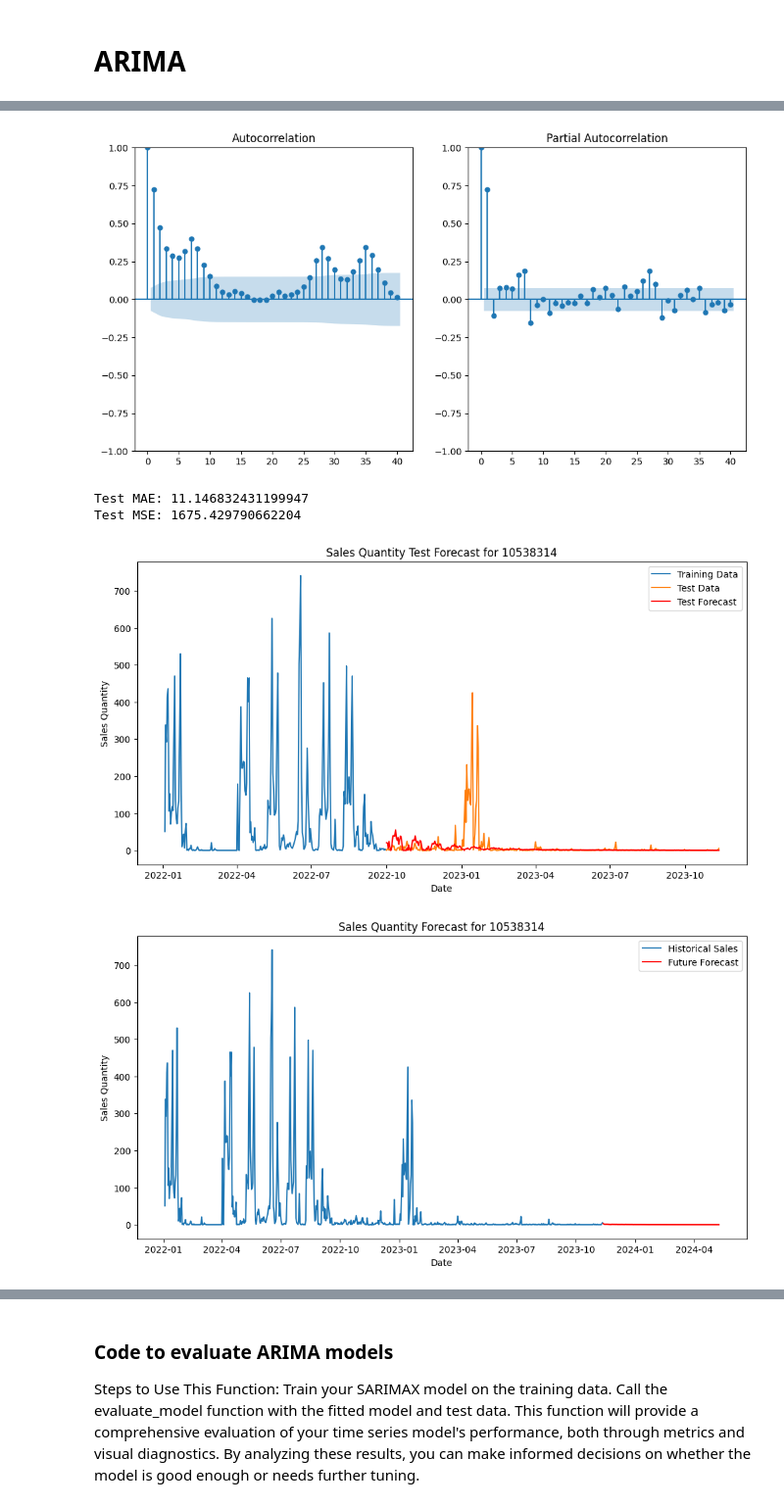
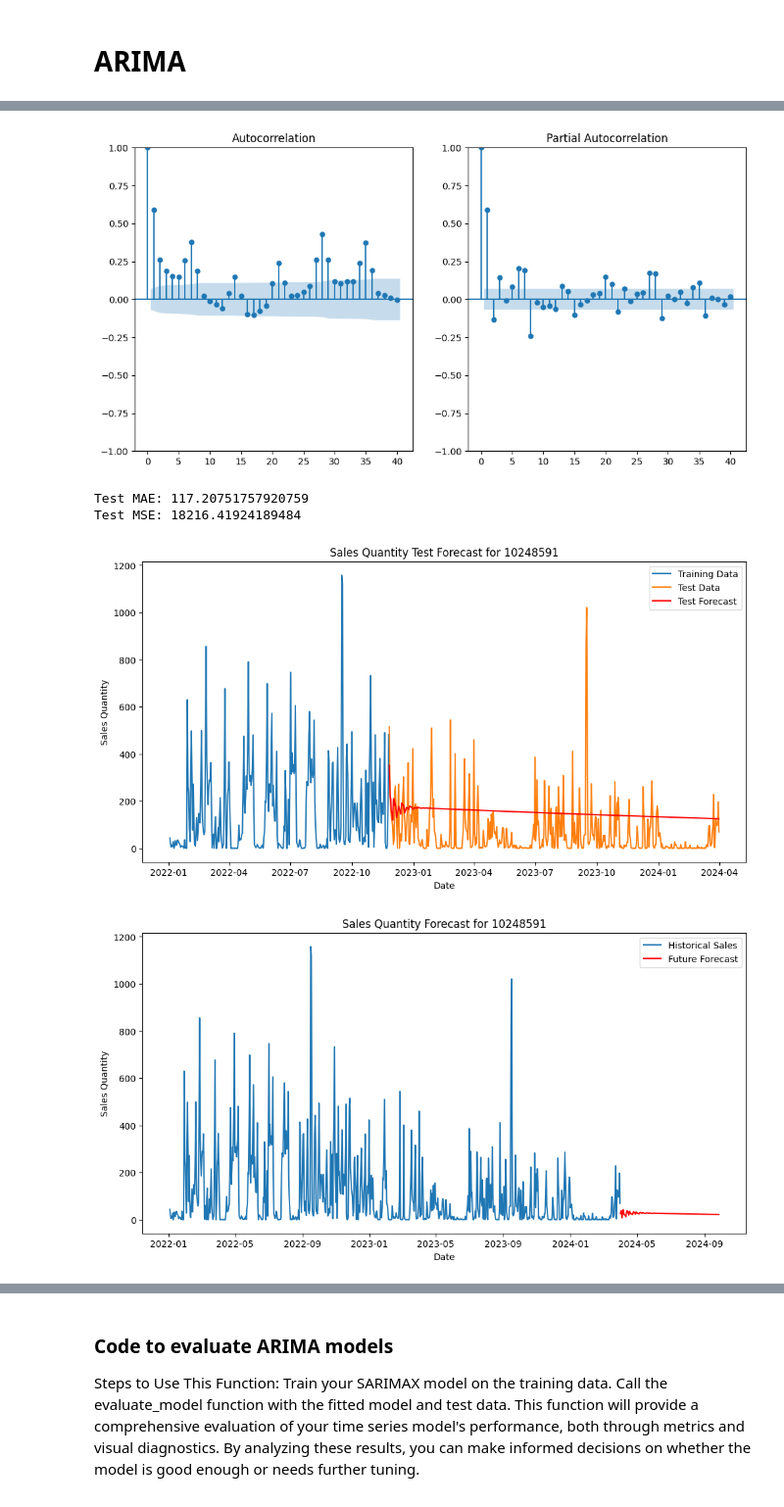
Before and after one commit to DirkWilkeHoffmann/ResurchProject, a Jupyter notebook: arima.ipynb, the cells around one changed output, grey strips where cells are left out. Shown at 98% size. Saved outputs shown, nothing was run; the diff lists cells and outputs as text; code cells hidden in the pictures.

```diff
--- a/arima.ipynb
+++ b/arima.ipynb
@@ -51,7 +66,7 @@ df.set_index("ticket_end_time", inplace=True)
 best_articles = {10538314, 10248591, 10538316, 10156064, 10725085, 10141470, 10142968, 10125869, 10133205, 10138799, 10130258, 10124088}
 
 # Select the first best article
-article_code = 10538314
+article_code = 10248591
 
 # Filter the data for the selected article
 product_data = df[df["article_code"] == article_code]
@@ -136,11 +151,11 @@ p-value: 8.148207712856357e-09
 The behavior will change in pandas 3.0. This inplace method will never work because the intermediate object on which we are setting values always behaves as a copy.
 
 For example, when doing 'df[col].method(value, inplace=True)', try using 'df.method({col: value}, inplace=True)' or df[col] = df[col].method(value) instead, to perform the operation inplace on the ori ...
 
 
   product_data["sales_qty_base_uom"].fillna(0, inplace=True)
-[figure, old version]
+[figure, new version]
-Test MAE: 11.146832431199947
-Test MSE: 1675.429790662204
+Test MAE: 117.20751757920759
+Test MSE: 18216.41924189484
-[figure, old version]
+[figure, new version]
-[figure, old version]
+[figure, new version]
```
Also changed, not shown: parts of 3 cells of this notebook, 1 other file.
